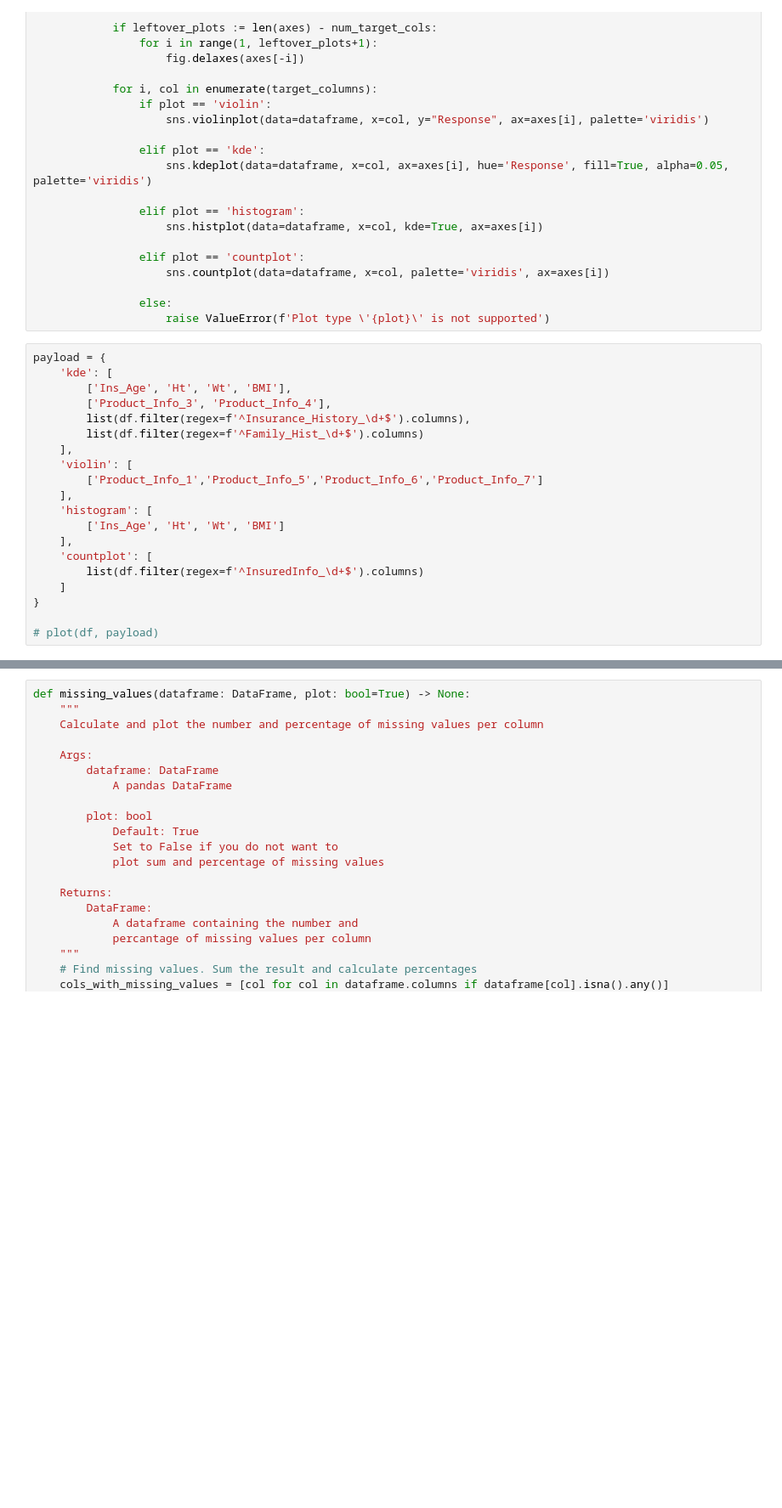
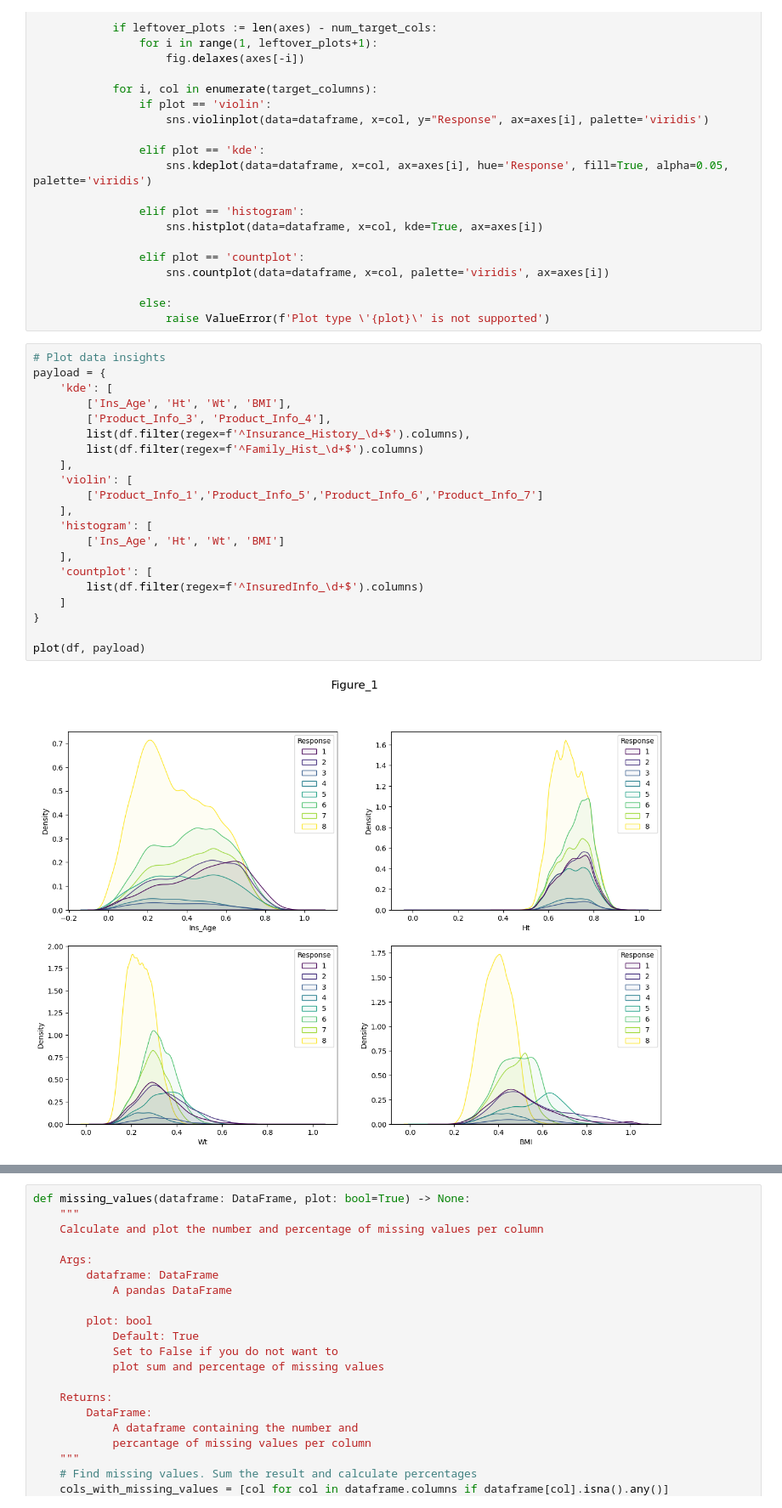
Before and after one commit to cWizzle70/prudential, a Jupyter notebook: assessment/deliverable.ipynb, the cells around one changed output, grey strips where cells are left out. Shown at 85% size. Cells and saved outputs as stored; diff of their text form; blank space fills up the shorter version.

```diff
--- a/assessment/deliverable.ipynb
+++ b/assessment/deliverable.ipynb
@@ -155,22 +202,25 @@ def plot(dataframe: DataFrame, payload: Dict[str, List[List[str]]], num_cols: in
                 else:
                     raise ValueError(f'Plot type \'{plot}\' is not supported')
 # %%
+# Plot data insights
 payload = {
     'kde': [
         ['Ins_Age', 'Ht', 'Wt', 'BMI'],
         ['Product_Info_3', 'Product_Info_4'],
         list(df.filter(regex=f'^Insurance_History_\d+$').columns),
         list(df.filter(regex=f'^Family_Hist_\d+$').columns)
     ],
     'violin': [
         ['Product_Info_1','Product_Info_5','Product_Info_6','Product_Info_7']
     ],
     'histogram': [
         ['Ins_Age', 'Ht', 'Wt', 'BMI']
     ],
     'countplot': [
         list(df.filter(regex=f'^InsuredInfo_\d+$').columns)
     ]
 }
 
-# plot(df, payload)
+plot(df, payload)
+# %% [output]
+[figure, added]
```
Also changed, not shown: parts of 22 cells of this notebook, 2 other files.
